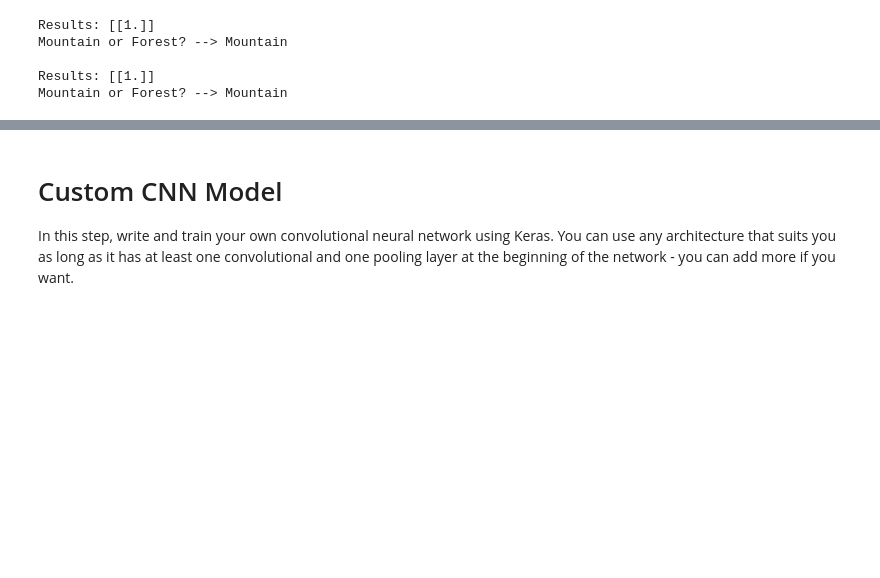
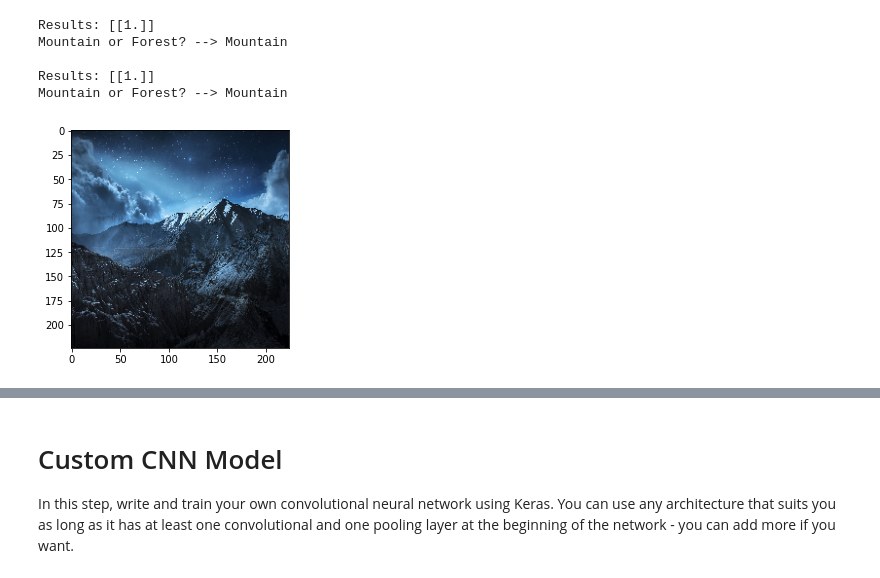
Before and after one commit to jmmiddour/DSPT8-Unit-4-ML, a Jupyter notebook: DS-Unit-4-Sprint-3-Deep-Learning/module2-convolutional-neural-networks/LS_DS_432_Convolution_Neural_Networks_Assignment.ipynb, the cells around one changed output, grey strips where cells are left out. Cells and saved outputs as stored; diff of their text form; code cells hidden in the pictures; blank space fills up the shorter version.

```diff
--- a/DS-Unit-4-Sprint-3-Deep-Learning/module2-convolutional-neural-networks/LS_DS_432_Convolution_Neural_Networks_Assignment.ipynb
+++ b/DS-Unit-4-Sprint-3-Deep-Learning/module2-convolutional-neural-networks/LS_DS_432_Convolution_Neural_Networks_Assignment.ipynb
@@ -263,3 +271,8 @@ Mountain or Forest? --> Mountain
 
 Results: [[1.]]
 Mountain or Forest? --> Mountain
+# %%
+# Show the mountain image I loaded to predict on
+plt.imshow(image.load_img(mpath, target_size=(224, 224)));
+# %% [output]
+[figure, added]
```
Also changed, not shown: parts of 16 cells of this notebook.
